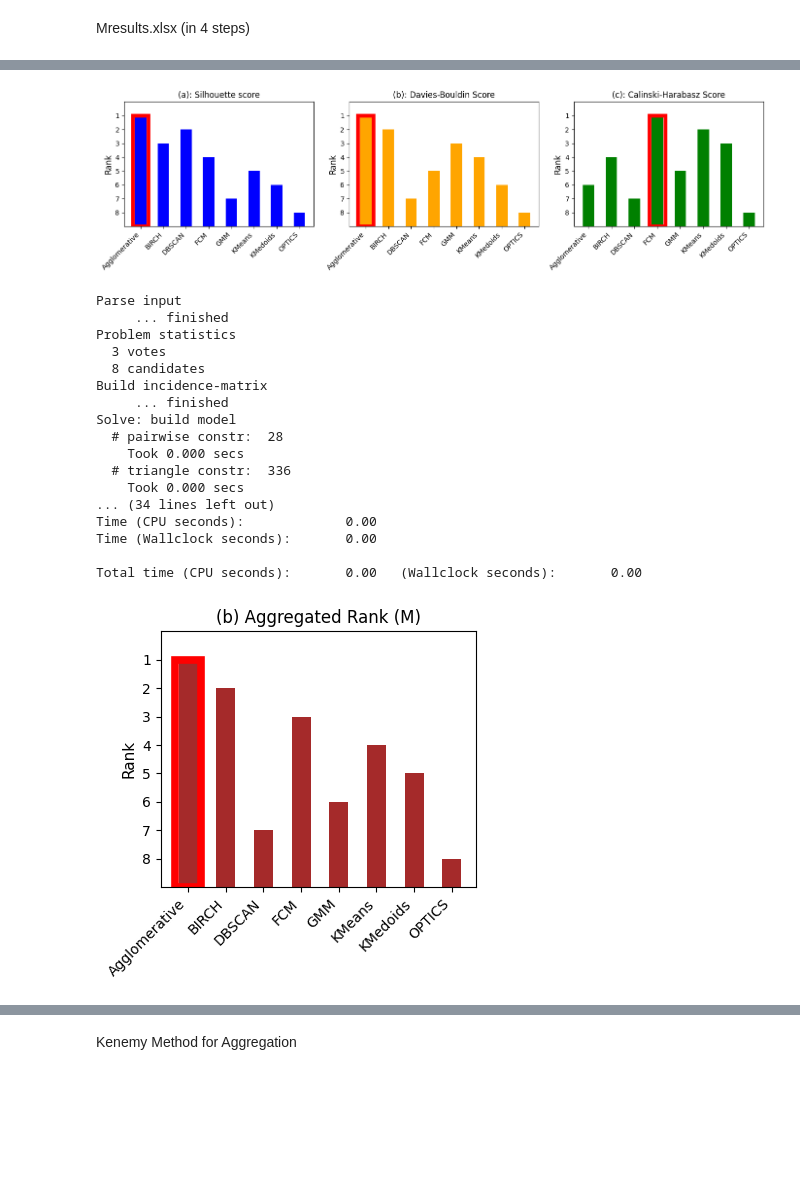
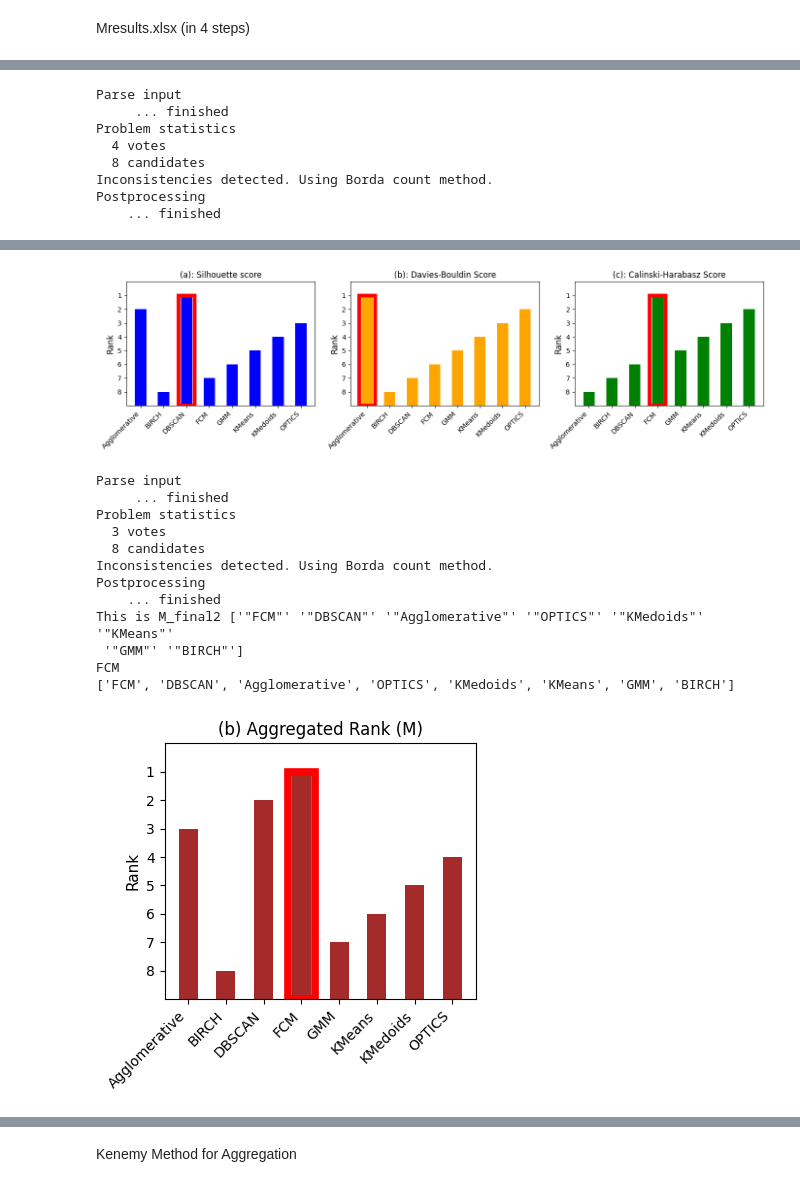
Before and after one commit to mm6396/ClusterComp, a Jupyter notebook: evaluation_modulus8.ipynb, the cells around one changed output, grey strips where cells are left out. Saved outputs shown, nothing was run; the diff lists cells and outputs as text; code cells hidden in the pictures; blank space fills up the shorter version.

```diff
--- a/evaluation_modulus8.ipynb
+++ b/evaluation_modulus8.ipynb
@@ -1218,13 +1211,3 @@ datasets/test1_processed.xlsx already exists. Overwriting...
 datasets/test2_processed.xlsx already exists. Overwriting...
 datasets/test3_processed.xlsx already exists. Overwriting...
 datasets/test4_processed.xlsx already exists. Overwriting...
-# %%
-#print(KemenyRanking('tuning_list_Kemeny_OPTICS.txt').get_solution())
-
-
-file_path = "rank_list/tuning_list_Kemeny_OPTICS.txt"
-rankings,cols = parse_rankings(file_path)
-
-dist, aggr = rankaggr_brute(rankings)
-
-print_rankings(dist, aggr,cols)
@@ -1342,9 +1329,5 @@ datasets/test4_processed.xlsx already exists. Overwriting...
 # %%
 #print(KemenyRanking('tuning_list_Kemeny_BIRCH.txt').get_solution())
 file_path = "rank_list/tuning_list_Kemeny_BIRCH.txt"
-rankings,cols = parse_rankings(file_path)
-
-dist, aggr = rankaggr_brute(rankings)
-
-print_rankings(dist, aggr,cols)
+print(KemenyRanking2(file_path).compute_solution())
 # %% [output]
@@ -2241,6 +2277,17 @@ for metric, datasets_order in ordered_methods_dict.items():
 
 # This give us an Aggregated_Ranking_Order across 4 datasets for each dataset /
 # In the following we will plot the Barcharts based on the result of each Metric
+# %%
+M_Silhoute = KemenyRanking2('score_results/M_result_Silhouette.txt').compute_solution()
+# %% [output]
+Parse input
+     ... finished
+Problem statistics
+  4 votes
+  8 candidates
+Inconsistencies detected. Using Borda count method.
+Postprocessing
+    ... finished
 # %%
 #-------------------------------------------------------------------------------
 # ** generating M-results (4) **
@@ -2250,19 +2297,25 @@ import pandas as pd
 import matplotlib.pyplot as plt
 
 
-M_Silhoute = KemenyRanking('score_results/M_result_Silhouette.txt')
-M_DaviesBouldin = KemenyRanking('score_results/M_result_Davies-Bouldin.txt')
-M_Calinski_Harabasz = KemenyRanking('score_results/M_result_Calinski-Harabasz.txt')
+M_Silhoute = KemenyRanking2('score_results/M_result_Silhouette.txt').compute_solution()
+M_DaviesBouldin = KemenyRanking2('score_results/M_result_Davies-Bouldin.txt').compute_solution()
+M_Calinski_Harabasz = KemenyRanking2('score_results/M_result_Calinski-Harabasz.txt').compute_solution()
 
+with open('score_results/M_results.txt', 'w') as f:
+    f.write("Sil: " + ' '.join(["'{}'".format(method) for method in M_Silhoute]) + "\n")
+    f.write("DB: " + ' '.join(["'{}'".format(method) for method in M_DaviesBouldin]) + "\n")
+    f.write("CH: " + ' '.join(["'{}'".format(method) for method in M_Calinski_Harabasz]) + "\n")
+
+
+
+M_DaviesBouldin = [item.replace('"', '') for item in M_DaviesBouldin]
+M_Calinski_Harabasz = [item.replace('"', '') for item in M_Calinski_Harabasz]
+M_Silhoute = [item.replace('"', '') for item in M_Silhoute]
 
 print("M_DaviesBouldin:", M_DaviesBouldin)
 print("M_Calinski_Harabasz:", M_Calinski_Harabasz)
 print("M_Silhoute:", M_Silhoute)
 
-with open('score_results/M_results.txt', 'w') as f:
-    f.write("Sil: " + ' '.join(["'{}'".format(method) for method in M_Silhoute]) + "\n")
-    f.write("DB: " + ' '.join(["'{}'".format(method) for method in M_DaviesBouldin]) + "\n")
-    f.write("CH: " + ' '.join(["'{}'".format(method) for method in M_Calinski_Harabasz]) + "\n")
 
 
 def plot_rankings(ax, rank_list, title, color):
@@ -2313,10 +2366,10 @@ M_final0 = ', '.join([method.strip('"') for method in M_final2])
 
 
 
-# Split the string using comma as a separator
+
 split_list = M_final0.split(', ')
 
-# Now, remove the single quotes from each element of the list
+
 M_final = [name.strip("'") for name in split_list]
 
 print(M_final[0])
@@ -2339,7 +2392,7 @@ colors = {
 
 algorithms_order = ['Agglomerative', 'BIRCH', 'DBSCAN', 'FCM', 'GMM', 'KMeans', 'KMedoids', 'OPTICS']
 
-# Reduce the width for the figsize here
+
 fig, ax = plt.subplots(figsize=(4, 4))
 
 visual_rank = 9 - df['Combined'].reindex(algorithms_order).fillna(9)
@@ -2348,7 +2401,7 @@ bars = ax.bar(visual_rank.index, visual_rank, color=colors['Combined'], width=0.
 
 highest_rank_bar = df['Combined'].idxmin()
 
-# Highlight the highest rank bar with a red rectangle
+
 for bar in bars:
     if 9 - bar.get_height() == 1:
         rect = plt.Rectangle((bar.get_x() - 0.1, 0), bar.get_width() + 0.2, bar.get_height(), fill=False, edgecolor='red', linewidth=5.5)
@@ -2372,19 +2439,14 @@ M_Silhoute: ['Agglomerative', 'DBSCAN', 'BIRCH', 'FCM', 'KMeans', 'KMedoids', 'G
-[figure, old version]
+[figure, new version]
 Parse input
      ... finished
 Problem statistics
   3 votes
   8 candidates
-Build incidence-matrix
-     ... finished
-Solve: build model
-  # pairwise constr:  28
-    Took 0.000 secs
-  # triangle constr:  336
-    Took 0.000 secs
-... (34 lines left out)
-Time (CPU seconds):             0.00
-Time (Wallclock seconds):       0.00
-
-Total time (CPU seconds):       0.00   (Wallclock seconds):       0.00
+Inconsistencies detected. Using Borda count method.
+Postprocessing
+    ... finished
+This is M_final2 ['"FCM"' '"DBSCAN"' '"Agglomerative"' '"OPTICS"' '"KMedoids"' '"KMeans"'
+ '"GMM"' '"BIRCH"']
+FCM
+['FCM', 'DBSCAN', 'Agglomerative', 'OPTICS', 'KMedoids', 'KMeans', 'GMM', 'BIRCH']
-[figure, old version]
+[figure, new version]
```
Also changed, not shown: parts of 28 cells of this notebook, 54 other files.
